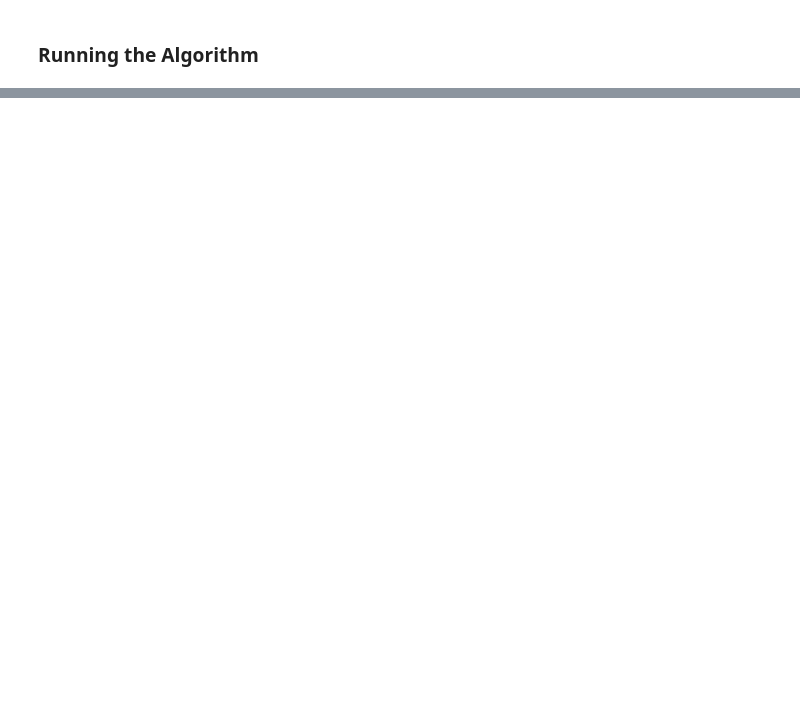
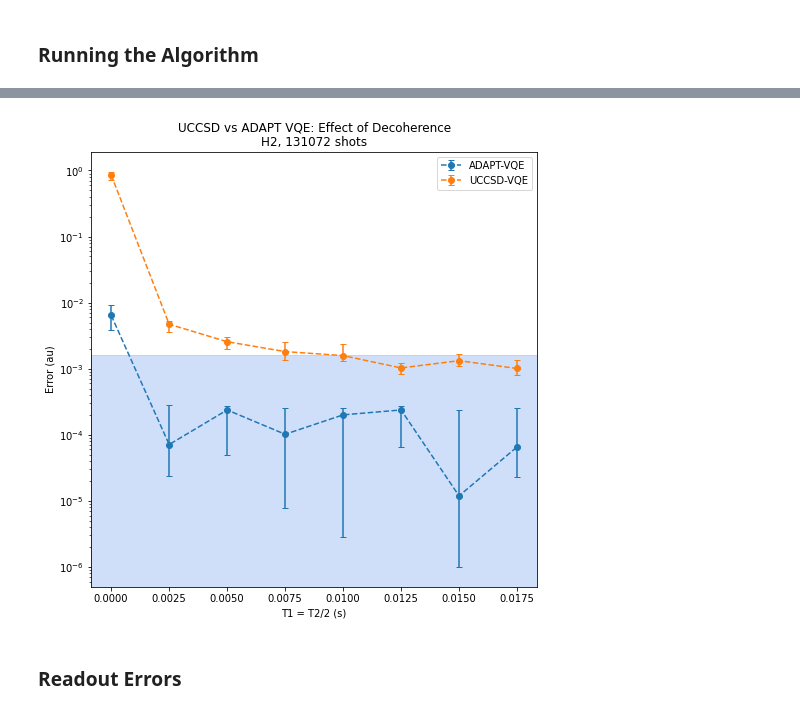
Before and after one commit to mafaldaramoa/VQE, a Jupyter notebook: Qiskit_UCCSD_VQE.ipynb, the cells around one changed output, grey strips where cells are left out. Drawn from its saved outputs; the diff is of its cells as text; code cells hidden in the pictures; blank space fills up the shorter version.

```diff
--- a/Qiskit_UCCSD_VQE.ipynb
+++ b/Qiskit_UCCSD_VQE.ipynb
@@ -276,0 +926,46 @@ color2 = 'r'
+# %%
+#errors
+shots = 2**17
+fig, ax1 = plt.subplots(figsize=[8,8])
+
+title = "UCCSD vs ADAPT VQE: Effect of Decoherence\n{}, ".format(name)
+title += "{} shots".format(shots)
+
+ax1.set_title(title)
+
+start = 0
+stop = len(multipliers)
+times = [multiplier * t1 * 10**(-9) for multiplier in multipliers]
+
+errors = [np.abs(exactEnergy - energy) for energy in medianEnergies]
+errors2 = [np.abs(exactEnergy - energy) for energy in medianEnergies2]
+
+ax1.errorbar(times[start:stop],
+             #medianEnergies[start:stop],
+             errors[start:stop],
+             fmt = '--o',
+             yerr = (firstQuartiles[start:stop],thirdQuartiles[start:stop]),
+             label = 'ADAPT-VQE',
+             capsize = 3)
+
+ax1.errorbar(times[start:stop],
+             #medianEnergies[start:stop],
+             errors2[start:stop],
+             fmt = '--o',
+             yerr = (firstQuartiles2[start:stop],thirdQuartiles2[start:stop]),
+             label = 'UCCSD-VQE',
+             capsize = 3)
+
+ax1.set_xlabel("T1 = T2/2 (s)")
+ax1.set_ylabel("Error (au)")
+
+ax1.set_yscale('log')
+ax1.legend()
+
+minAccuracy = exactEnergy - chemicalAccuracy
+maxAccuracy = exactEnergy + chemicalAccuracy
+l = ax1.axhspan(0, chemicalAccuracy, alpha=0.3, color = 'cornflowerblue')
+# %% [output]
+[figure, added]
+# %% [markdown]
+### Readout Errors
```
Also changed, not shown: parts of 54 cells of this notebook.
